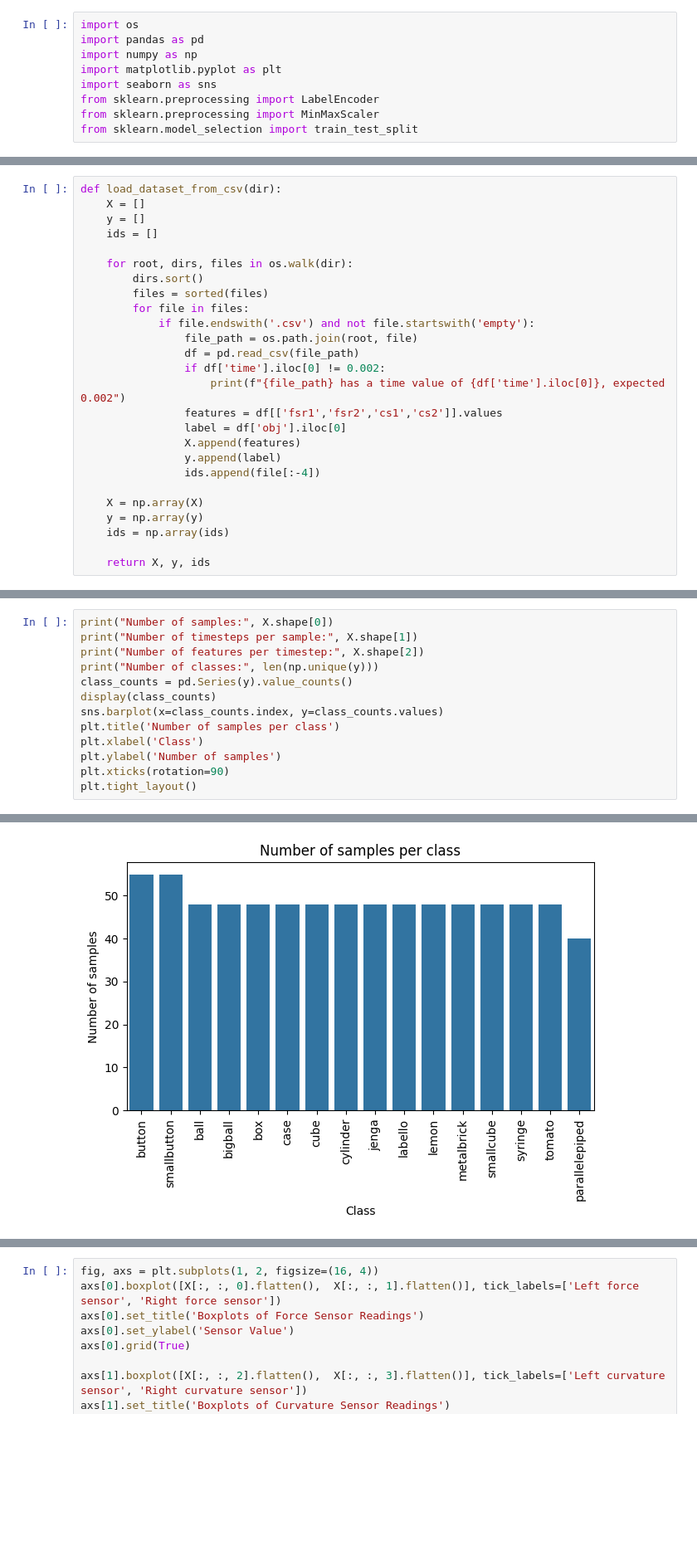
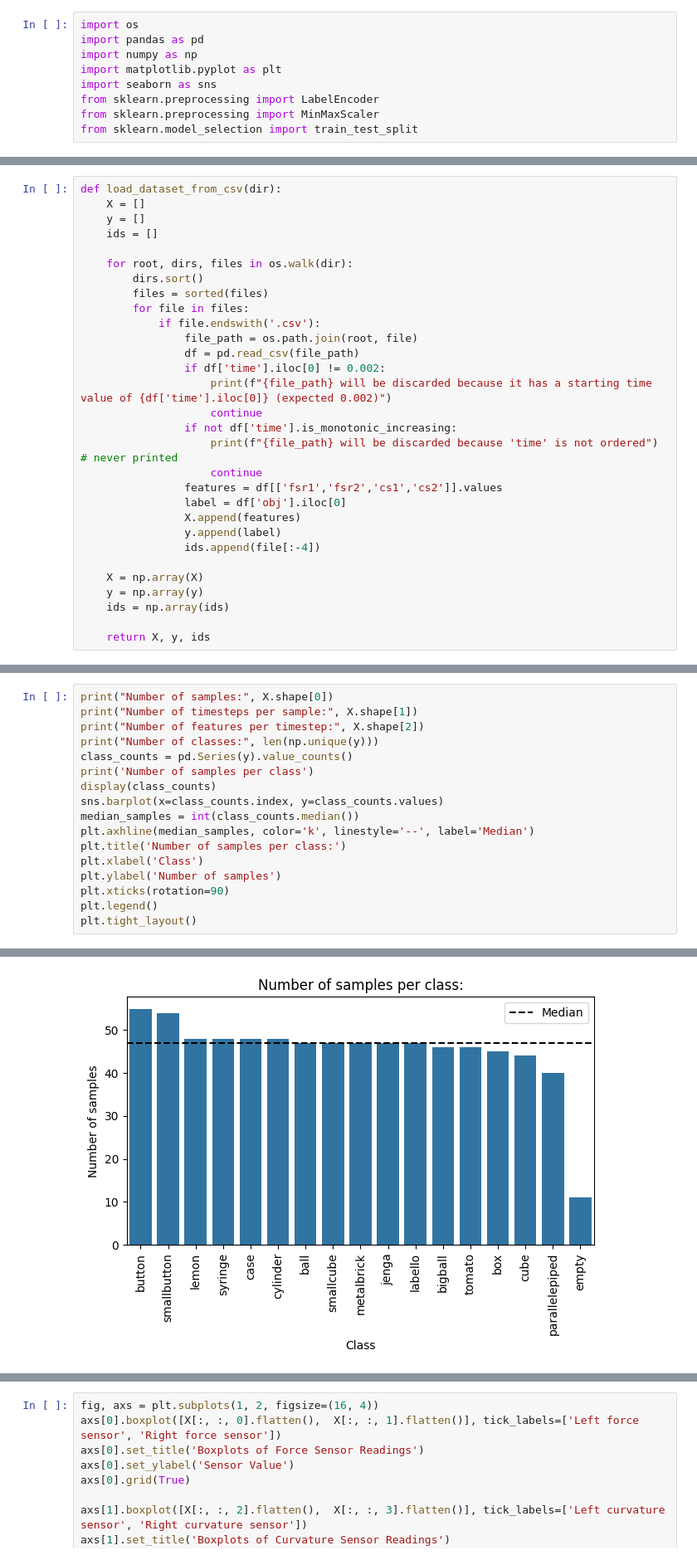
Before and after one commit to iretes/blind-object-recognition-soft-grippers, a Jupyter notebook: preprocessing.ipynb, the cells around one changed output, grey strips where cells are left out. Shown at 83% size. Saved outputs shown, nothing was run; the diff lists cells and outputs as text; blank space fills up the shorter version.

```diff
--- a/preprocessing.ipynb
+++ b/preprocessing.ipynb
@@ -21,11 +29,15 @@ def load_dataset_from_csv(dir):
         dirs.sort()
         files = sorted(files)
         for file in files:
-            if file.endswith('.csv') and not file.startswith('empty'):
+            if file.endswith('.csv'):
                 file_path = os.path.join(root, file)
                 df = pd.read_csv(file_path)
                 if df['time'].iloc[0] != 0.002:
-                    print(f"{file_path} has a time value of {df['time'].iloc[0]}, expected 0.002")
+                    print(f"{file_path} will be discarded because it has a starting time value of {df['time'].iloc[0]} (expected 0.002)")
+                    continue
+                if not df['time'].is_monotonic_increasing:
+                    print(f"{file_path} will be discarded because 'time' is not ordered") # never printed
+                    continue
                 features = df[['fsr1','fsr2','cs1','cs2']].values
                 label = df['obj'].iloc[0]
                 X.append(features)
@@ -63,11 +79,15 @@ print("Number of timesteps per sample:", X.shape[1])
 print("Number of features per timestep:", X.shape[2])
 print("Number of classes:", len(np.unique(y)))
 class_counts = pd.Series(y).value_counts()
+print('Number of samples per class')
 display(class_counts)
 sns.barplot(x=class_counts.index, y=class_counts.values)
-plt.title('Number of samples per class')
+median_samples = int(class_counts.median())
+plt.axhline(median_samples, color='k', linestyle='--', label='Median')
+plt.title('Number of samples per class:')
 plt.xlabel('Class')
 plt.ylabel('Number of samples')
 plt.xticks(rotation=90)
+plt.legend()
 plt.tight_layout()
 # %% [output]
@@ -94,2 +116,2 @@ parallelepiped    40
 Name: count, dtype: int64
-[figure, old version]
+[figure, new version]
```
Also changed, not shown: parts of 37 cells of this notebook, 26 other files.
